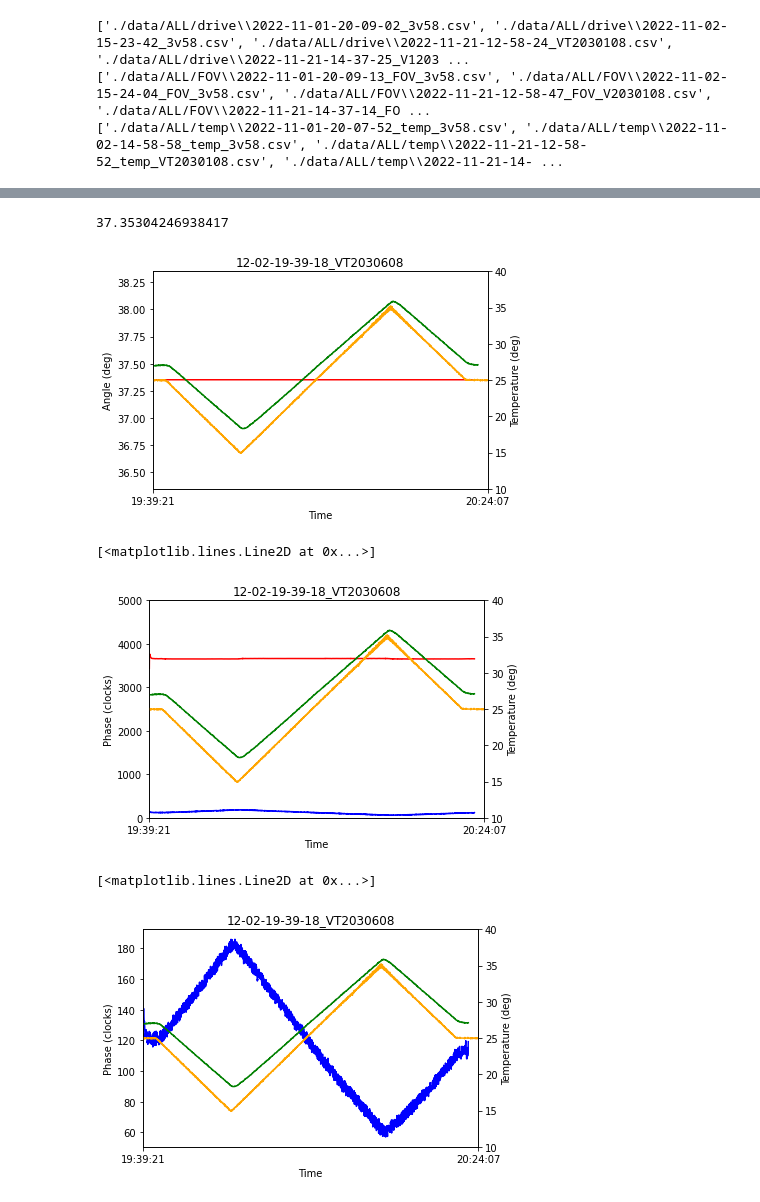
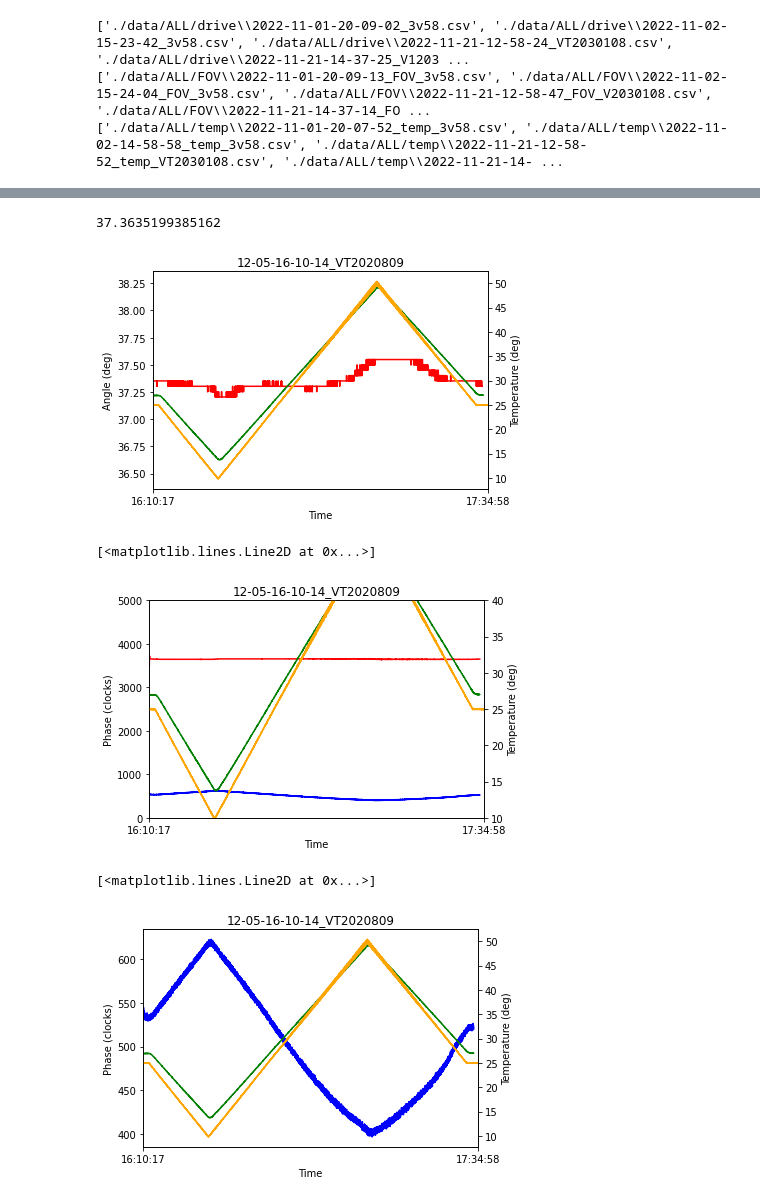
Before and after one commit to shinichirosonoda/Mems_multi_data_viewer, a Jupyter notebook: Display_csv_ALL.ipynb, the cells around one changed output, grey strips where cells are left out. Cells and saved outputs as stored; diff of their text form; code cells hidden in the pictures.

```diff
--- a/Display_csv_ALL.ipynb
+++ b/Display_csv_ALL.ipynb
@@ -22,7 +22,7 @@ print(sample_name1)
 print(sample_name2)
 print(sample_name3)
 
-i, j ,k = 28, 28, 28
+i, j ,k = 33, 33, 33
 # %% [output]
 ['./data/ALL/drive\\2022-11-01-20-09-02_3v58.csv', './data/ALL/drive\\2022-11-02-15-23-42_3v58.csv', './data/ALL/drive\\2022-11-21-12-58-24_VT2030108.csv', './data/ALL/drive\\2022-11-21-14-37-25_V1203 ...
 ['./data/ALL/FOV\\2022-11-01-20-09-13_FOV_3v58.csv', './data/ALL/FOV\\2022-11-02-15-24-04_FOV_3v58.csv', './data/ALL/FOV\\2022-11-21-12-58-47_FOV_V2030108.csv', './data/ALL/FOV\\2022-11-21-14-37-14_FO ...
@@ -160,7 +160,7 @@ ymin = round(np.average(df2["2y"]), 2) - 1
 ymax = round(np.average(df2["2y"]), 2) + 1
 
 ax1.set_ylim(ymin,ymax)
-ax2.set_ylim(10,40)
+#ax2.set_ylim(10,40)
 
 """
 time_reject = np.where(df2["2y"] > 37)
@@ -174,8 +174,8 @@ ax2.plot(time3, df3["temperature"], color='orange')
 #ax2.plot(time3, df3["set_temperature"], color='b')
 np.average(df2["2y"])
 # %% [output]
-37.35304246938417
+37.3635199385162
-[figure, old version]
+[figure, new version]
 # %%
 fig, ax1 = plt.subplots()
 ax2 = ax1.twinx()
@@ -201,33 +201,33 @@ ax2.plot(time3, df3["temperature"], color='orange')
 #ax2.plot(time3, df3["set_temperature"], color='b')
 # %% [output]
 [<matplotlib.lines.Line2D at 0x...>]
-[figure, old version]
+[figure, new version]
 # %%
 fig, ax1 = plt.subplots()
 ax2 = ax1.twinx()
 
 ax1.set_xlabel("Time")
 ax1.set_ylabel("Phase (clocks)")
 ax2.set_ylabel("Temperature (deg)")
 plt.title(sample_name)
 
 xmin = time1[0]
 xmax = time3[len(time3)-1]
 
 plt.xlim([xmin,xmax])
 ax1.set_xticks([xmin, xmax])
 ax1.set_xticklabels([xmin.time(), xmax.time()])
 #ax1.set_ylim(100, 300)
-ax2.set_ylim(10,40)
+#ax2.set_ylim(10,40)
 
 ax1.plot(time1, df1["delay_fast"], color='b')
 #ax1.plot(time1, df1["delay_slow"], color='r')
 ax2.plot(time1, df1["temperature"], color='g')
 ax2.plot(time3, df3["temperature"], color='orange')
 #ax2.plot(time3, df3["set_temperature"], color='b')
 # %% [output]
 [<matplotlib.lines.Line2D at 0x...>]
-[figure, old version]
+[figure, new version]
 # %%
 fig, ax1 = plt.subplots()
 ax2 = ax1.twinx()
```
Also changed, not shown: parts of 10 cells of this notebook, 25 other files.
